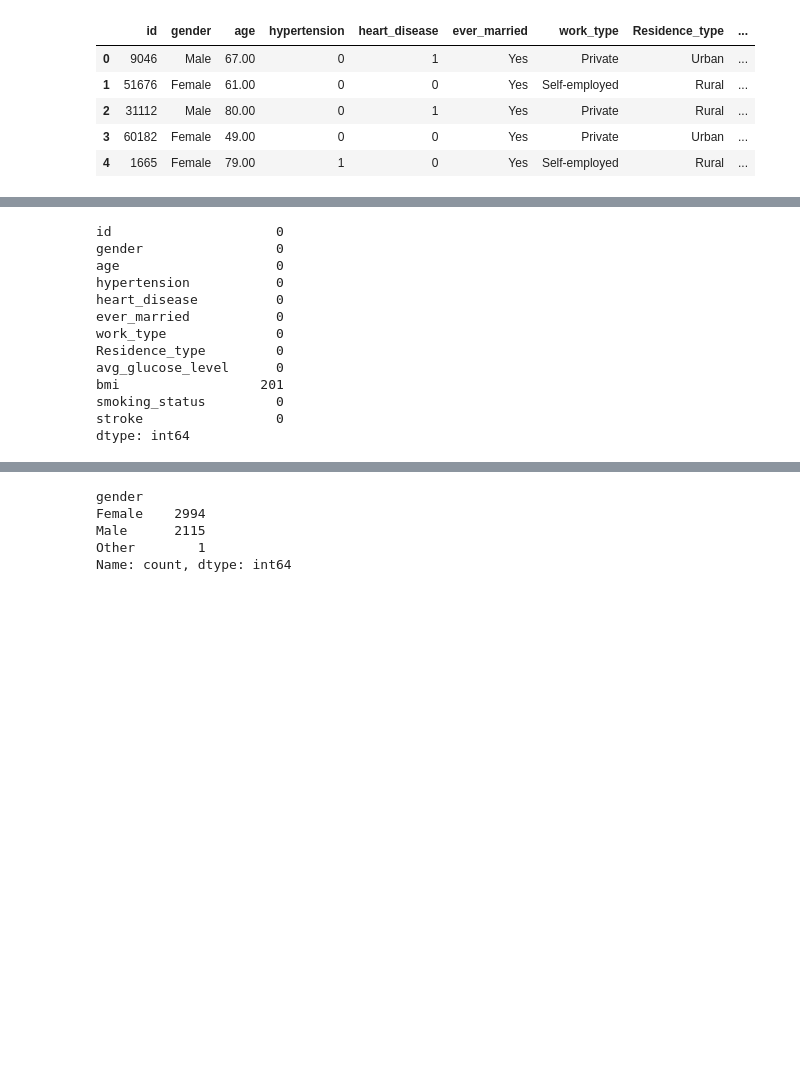
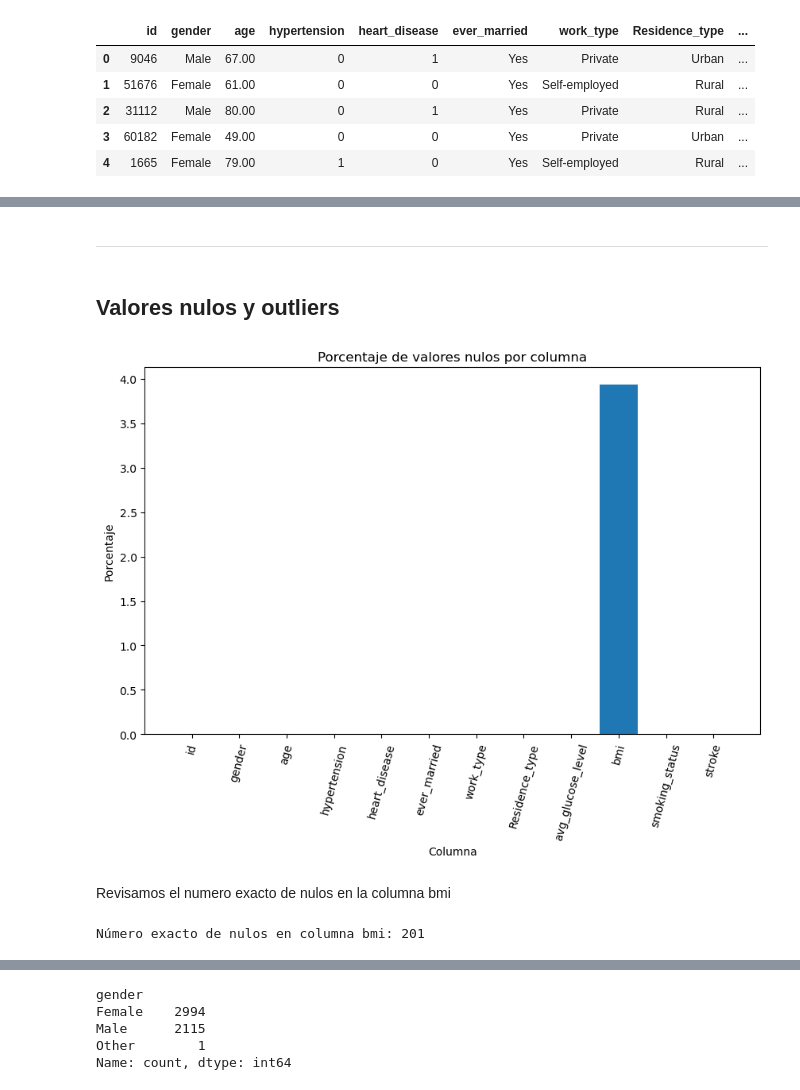
Before and after one commit to christophcharaf/AdM_tpfinal, a Jupyter notebook: notebook.ipynb, the cells around one changed output, grey strips where cells are left out. Drawn from its saved outputs; the diff is of its cells as text; code cells hidden in the pictures; blank space fills up the shorter version.

```diff
--- a/notebook.ipynb
+++ b/notebook.ipynb
@@ -32,16 +62,26 @@ df.shape
+# %% [markdown]
+---
+# %% [markdown]
+## Valores nulos y outliers
 # %%
-df.isna().sum()
+# Calculamos el porcentaje de nulos por columna
+null_percentage = (df.isnull().sum() / len(df)) * 100
+
+
+plt.figure(figsize=(10, 6))
+plt.bar(null_percentage.index, null_percentage)
+plt.xlabel('Columna')
+plt.ylabel('Porcentaje')
+plt.title('Porcentaje de valores nulos por columna')
+plt.bar(null_percentage.index, null_percentage, color='blue', alpha=0)
+plt.xticks(rotation=75)
+plt.show()
 # %% [output]
-id                     0
-gender                 0
-age                    0
-hypertension           0
-heart_disease          0
-ever_married           0
-work_type              0
-Residence_type         0
-avg_glucose_level      0
-bmi                  201
-smoking_status         0
-stroke                 0
-dtype: int64
+[figure, added]
+# %% [markdown]
+Revisamos el numero exacto de nulos en la columna bmi
+# %%
+null_count = df['bmi'].isnull().sum()
+print("Número exacto de nulos en columna bmi:", null_count)
+# %% [output]
+Número exacto de nulos en columna bmi: 201
```
Also changed, not shown: parts of 126 cells of this notebook.
